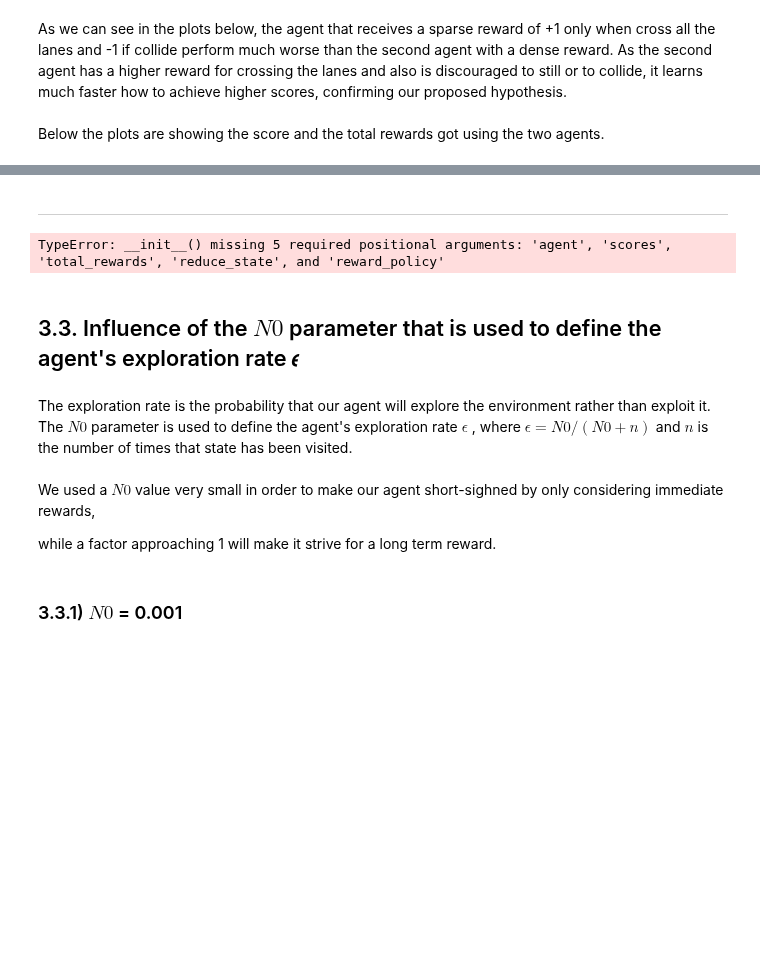
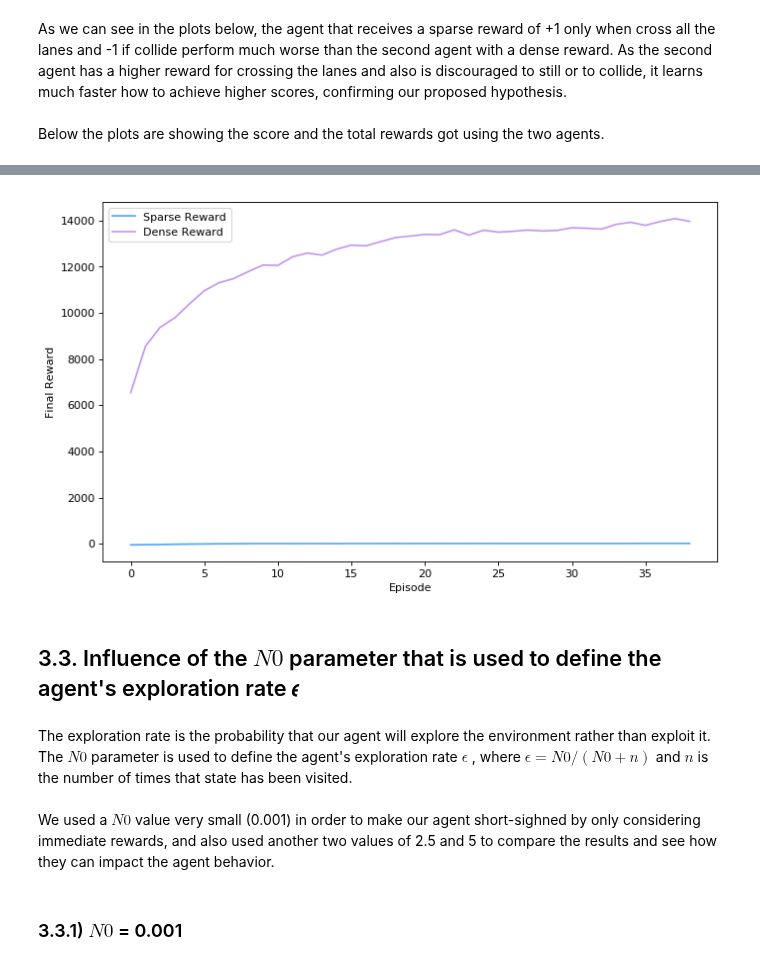
Before and after one commit to DionisiusMayr/FreewayGame, a Jupyter notebook: aline.almeida/aa_freeway.ipynb, the cells around one changed output, grey strips where cells are left out. Drawn from its saved outputs; the diff is of its cells as text; code cells hidden in the pictures; blank space fills up the shorter version.

```diff
--- a/aline.almeida/aa_freeway.ipynb
+++ b/aline.almeida/aa_freeway.ipynb
@@ -583,41 +603,33 @@ aux_plots.plot_2rewards(total_rewards_2act_sparseR[:3000], total_rewards_2act[:3
 # %%
 # ---------- Moving average for the total rewards of the agent with sparse and dense rewards  ----------
 
 from statistics import mean
 
-s1 = total_rewards_2act_sparseR[:3000]
-s2 = total_rewards_2act[:3000]
+s1 = total_rewards_2act_sparseR[:4000]
+s2 = total_rewards_2act[:4000]
 
-blocks = 3000//100
+blocks = 4000//100
 s1_avg100 = []
 
 for b in range(blocks-1):
     value = statistics.mean(s1[b*100:(b+1)*100])
     s1_avg100.append(value)
 
 s2_avg100 = []
 for b in range(blocks-1):
     value = statistics.mean(s2[b*100:(b+1)*100])
     s2_avg100.append(value)
 
-aux_plots.plot_2rewards(s1_avg100, s2_avg100, s3_avg100,  "Sparse Reward", "Dense Reward")
+aux_plots.plot_2rewards(s1_avg100, s2_avg100, "Sparse Reward", "Dense Reward")
+# %% [output]
+[figure, added]
-# %% [markdown]
----
-# %%
-serializer.Experiment()
-# %% [output]
-TypeError: __init__() missing 5 required positional arguments: 'agent', 'scores', 'total_rewards', 'reduce_state', and 'reward_policy'
 # %% [markdown]
 ## 3.3. Influence of the $𝑁0$ parameter that is used to define the agent's exploration rate  𝜖
 # %% [markdown]
 The exploration rate is the probability that our agent will explore the environment rather than exploit it.
 The $𝑁0$ parameter is used to define the agent's exploration rate $\epsilon$ , where  $\epsilon = N0/(N0+n)$ and $n$ is the number of times that state has been visited.
 <br>
-We used a $N0$ value very small in order to make our agent short-sighned by only considering immediate rewards,
-
-
-
-while a factor approaching 1 will make it strive for a long term reward.
+We used a $N0$ value very small (0.001) in order to make our agent short-sighned by only considering immediate rewards, and also used another two values of 2.5 and 5 to compare the results and see how they can impact the agent behavior.
 # %% [markdown]
 ### 3.3.1) $N0$ = 0.001
 # %%
```
Also changed, not shown: parts of 34 cells of this notebook.
